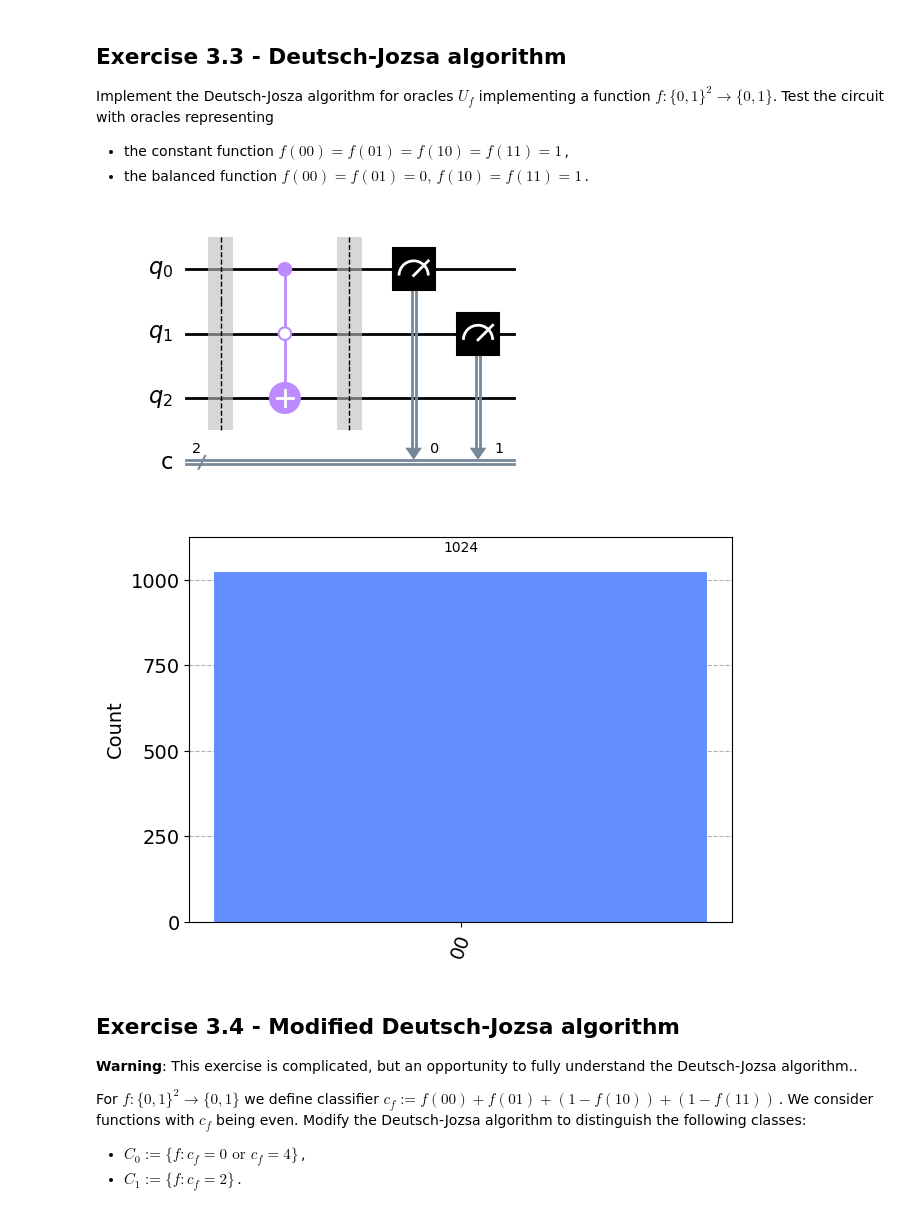
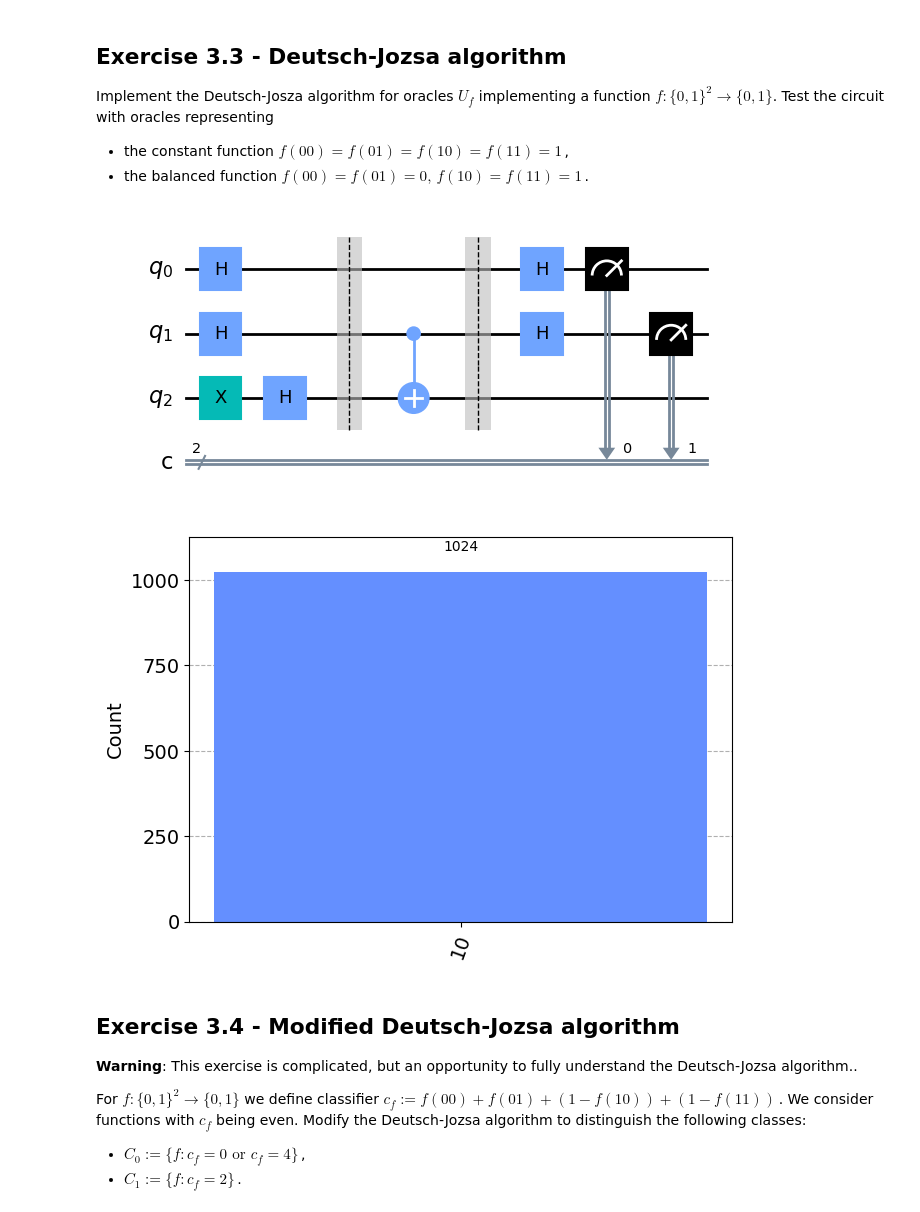
Before and after one commit to oremark24/qc-tud-2023, a Jupyter notebook: 03_More_gates.ipynb, the cells around one changed output. Drawn from its saved outputs; the diff is of its cells as text; code cells hidden in the pictures.

```diff
--- a/03_More_gates.ipynb
+++ b/03_More_gates.ipynb
@@ -47,6 +47,7 @@ from qiskit_aer import AerSimulator
 from qiskit.visualization import plot_histogram
 from qiskit.quantum_info import Statevector
 import math
+from qiskit.compiler import transpile
 
 phi = Parameter('$\\varphi$')
 theta = Parameter('$\\theta$')
@@ -59,7 +60,23 @@ qc.ry(phi, 0)
 qc.ry(theta, 1)
 qc.cx(1,0)
 
+qc.ry(-phi, 0)
+qc.x(0)
+
+#qc.ry(-theta*2, 1)
+qc.x(1)
+
+
+qc.measure([0,1],[0,1])
+
+qc = qc.bind_parameters(bundle_a)
+#qc = qc.bind_parameters(bundle_b)
 display(qc.draw(output='mpl'))
 
-qc = qc.bind_parameters(bundle_a)
+
+backend = AerSimulator(shots=1024)
+job = backend.run(transpile(qc, backend))
+result = job.result()
+counts = result.get_counts()
+display(plot_histogram(counts))
 # %% [output]
@@ -75,36 +93,35 @@ Implement the Deutsch-Josza algorithm for oracles $U_f$ implementing a function
 # %%
 from qiskit.circuit import QuantumCircuit
 from qiskit_aer import AerSimulator
 from qiskit.compiler import transpile
 from qiskit.visualization import plot_histogram
 
 def oracle(qc):
-    qc.ccx(0,1,2,'01') # toffoli gate, X on q_2 iff q_0==1 and q_1==0
+    #qc.x(2)
+    qc.cx(1,2)
 
 qc = QuantumCircuit(3,2)
 
-##########################
-# add preprocessing here #
-##########################
+qc.h([0,1])
+qc.x(2)
+qc.h(2)
 
 qc.barrier()
 oracle(qc)
 qc.barrier()
 
-###########################
-# add postprocessing here #
-###########################
+qc.h([0,1])
 
 qc.measure([0,1], [0,1])
 display(qc.draw(output='mpl'))
 
 backend = AerSimulator(shots=1024)
 job = backend.run(transpile(qc, backend))
 result = job.result()
 counts = result.get_counts()
 display(plot_histogram(counts))
 # %% [output]
-[figure, old version]
+[figure, new version]
 [figure]
 # %% [markdown]
 ## Exercise 3.4 - Modified Deutsch-Jozsa algorithm
```
Also changed, not shown: parts of 1 cell of this notebook, 4 other files.
